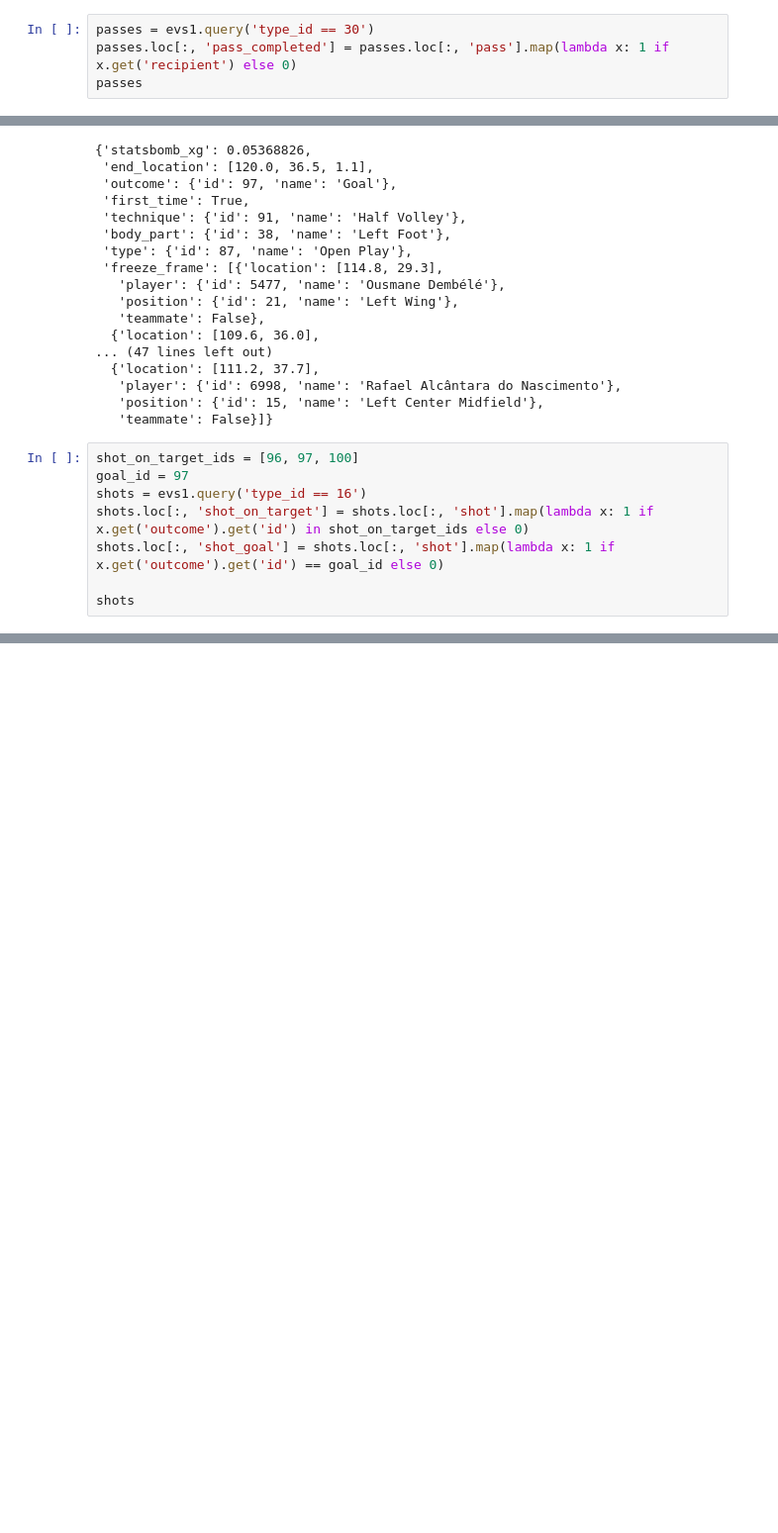
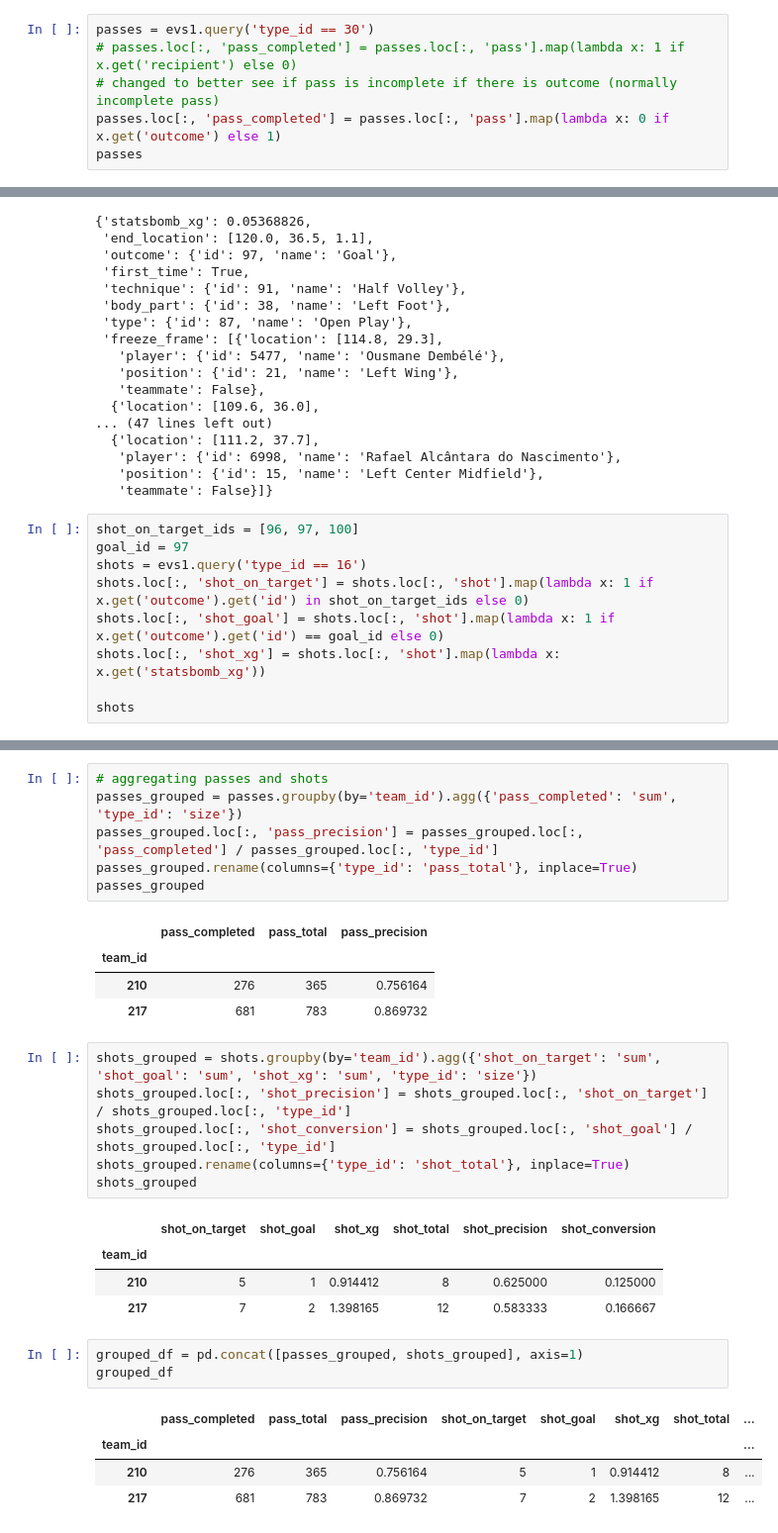
Before and after one commit to jotanavarrete/goalguru, a Jupyter notebook: notebooks/jota_statsbomb_work.ipynb, the cells around one changed output, grey strips where cells are left out. Shown: that part at 99% size. Saved outputs shown, nothing was run; the diff lists cells and outputs as text; blank space fills up the shorter version.

Commit message:
statsbomb aggregating passes and shots per match

```diff
--- a/notebooks/jota_statsbomb_work.ipynb
+++ b/notebooks/jota_statsbomb_work.ipynb
@@ -187,7 +194,9 @@ evs1.loc[:, 'pass']#.map(lambda x: x.get('recipient'))
 Name: pass, Length: 3905, dtype: object
 # %%
 passes = evs1.query('type_id == 30')
-passes.loc[:, 'pass_completed'] = passes.loc[:, 'pass'].map(lambda x: 1 if x.get('recipient') else 0)
+# passes.loc[:, 'pass_completed'] = passes.loc[:, 'pass'].map(lambda x: 1 if x.get('recipient') else 0)
+# changed to better see if pass is incomplete if there is outcome (normally incomplete pass)
+passes.loc[:, 'pass_completed'] = passes.loc[:, 'pass'].map(lambda x: 0 if x.get('outcome') else 1)
 passes
 # %% [output]
 A value is trying to be set on a copy of a slice from a DataFrame.
@@ -235,6 +244,7 @@ goal_id = 97
 shots = evs1.query('type_id == 16')
 shots.loc[:, 'shot_on_target'] = shots.loc[:, 'shot'].map(lambda x: 1 if x.get('outcome').get('id') in shot_on_target_ids else 0)
 shots.loc[:, 'shot_goal'] = shots.loc[:, 'shot'].map(lambda x: 1 if x.get('outcome').get('id') == goal_id else 0)
+shots.loc[:, 'shot_xg'] = shots.loc[:, 'shot'].map(lambda x: x.get('statsbomb_xg'))
 
 shots
 # %% [output]
@@ -265,3 +280,33 @@ See the caveats in the documentation: https://pandas.pydata.org/pandas-docs/stab
 | 3682 | a0ecffee-4324-4c1f-bf19-fd2512055167 | 3683 | 2 | 2023-09-05 00:40:42.490 | 85 | 42 | {'id': 16, 'name': 'Shot'} | 158 | {'id': 210, 'name': 'Real Sociedad'} | ... |
 | 3859 | ab4fec27-b0ad-4196-b133-ed478a629b61 | 3860 | 2 | 2023-09-05 00:46:44.741 | 91 | 44 | {'id': 16, 'name': 'Shot'} | 173 | {'id': 217, 'name': 'Barcelona'} | ... |
 | 3894 | a19b693e-784c-4317-aa08-cf6e93ff42f5 | 3895 | 2 | 2023-09-05 00:47:24.043 | 92 | 24 | {'id': 16, 'name': 'Shot'} | 175 | {'id': 210, 'name': 'Real Sociedad'} | ... |
+# %%
+# aggregating passes and shots
+passes_grouped = passes.groupby(by='team_id').agg({'pass_completed': 'sum', 'type_id': 'size'})
+passes_grouped.loc[:, 'pass_precision'] = passes_grouped.loc[:, 'pass_completed'] / passes_grouped.loc[:, 'type_id']
+passes_grouped.rename(columns={'type_id': 'pass_total'}, inplace=True)
+passes_grouped
+# %% [output]
+|  | pass_completed | pass_total | pass_precision |
+| team_id |  |  |  |
+| 210 | 276 | 365 | 0.756164 |
+| 217 | 681 | 783 | 0.869732 |
+# %%
+shots_grouped = shots.groupby(by='team_id').agg({'shot_on_target': 'sum', 'shot_goal': 'sum', 'shot_xg': 'sum', 'type_id': 'size'})
+shots_grouped.loc[:, 'shot_precision'] = shots_grouped.loc[:, 'shot_on_target'] / shots_grouped.loc[:, 'type_id']
+shots_grouped.loc[:, 'shot_conversion'] = shots_grouped.loc[:, 'shot_goal'] / shots_grouped.loc[:, 'type_id']
+shots_grouped.rename(columns={'type_id': 'shot_total'}, inplace=True)
+shots_grouped
+# %% [output]
+|  | shot_on_target | shot_goal | shot_xg | shot_total | shot_precision | shot_conversion |
+| team_id |  |  |  |  |  |  |
+| 210 | 5 | 1 | 0.914412 | 8 | 0.625000 | 0.125000 |
+| 217 | 7 | 2 | 1.398165 | 12 | 0.583333 | 0.166667 |
+# %%
+grouped_df = pd.concat([passes_grouped, shots_grouped], axis=1)
+grouped_df
+# %% [output]
+|  | pass_completed | pass_total | pass_precision | shot_on_target | shot_goal | shot_xg | shot_total | ... |
+| team_id |  |  |  |  |  |  |  | ... |
+| 210 | 276 | 365 | 0.756164 | 5 | 1 | 0.914412 | 8 | ... |
+| 217 | 681 | 783 | 0.869732 | 7 | 2 | 1.398165 | 12 | ... |
```
Also changed, not shown: parts of 7 cells of this notebook.
